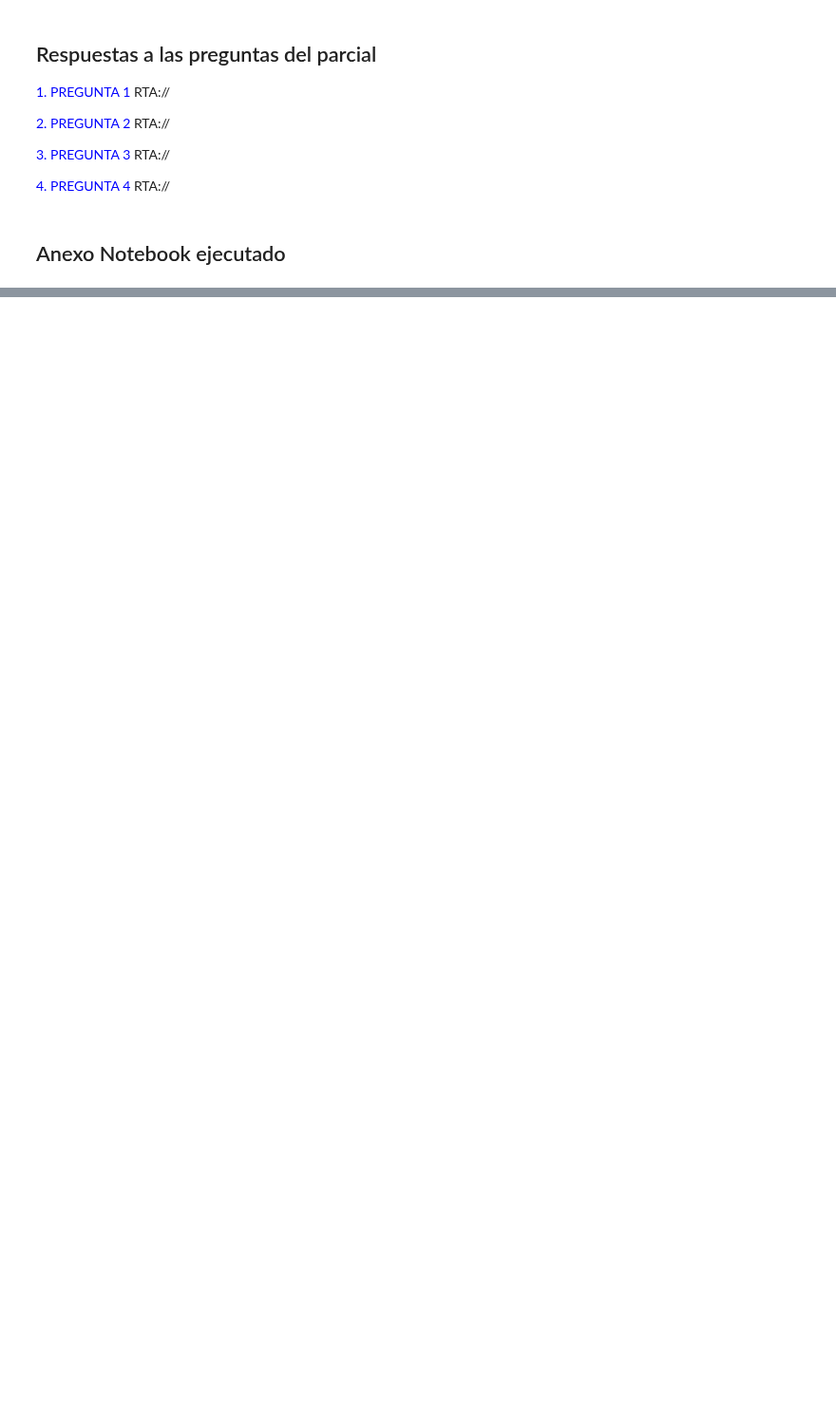
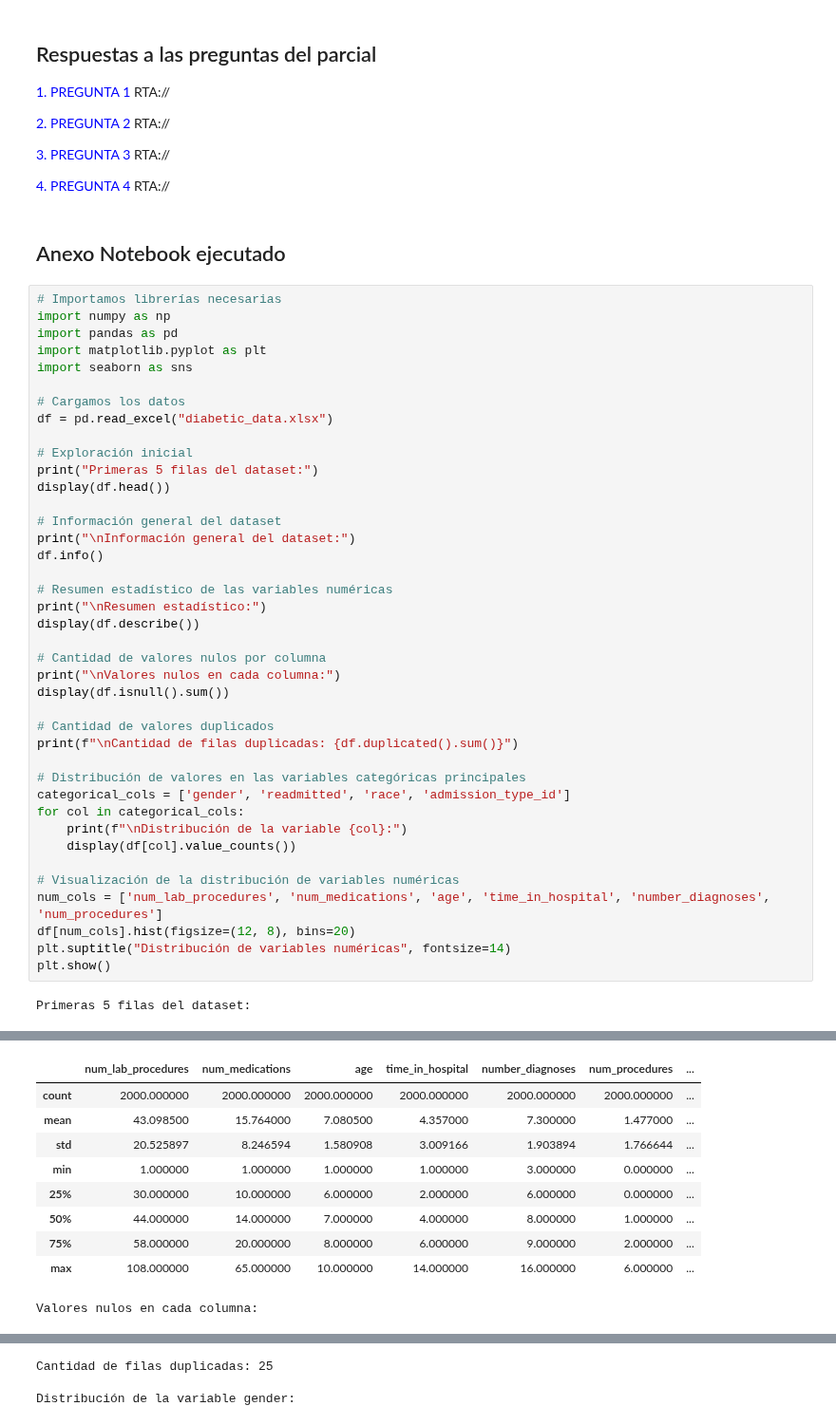
Before and after one commit to MarianaOrtegaRam/SimulacroBI, a Jupyter notebook: Plantilla-Parcial1.ipynb, the cells around one changed output, grey strips where cells are left out. Shown at 95% size. Drawn from its saved outputs; the diff is of its cells as text; blank space fills up the shorter version.

```diff
--- a/Plantilla-Parcial1.ipynb
+++ b/Plantilla-Parcial1.ipynb
@@ -20,3 +20,45 @@ RTA://
 RTA://
 # %% [markdown]
 ## Anexo Notebook ejecutado
+# %%
+# Importamos librerías necesarias
+import numpy as np
+import pandas as pd
+import matplotlib.pyplot as plt
+import seaborn as sns
+
+# Cargamos los datos
+df = pd.read_excel("diabetic_data.xlsx")
+
+# Exploración inicial
+print("Primeras 5 filas del dataset:")
+display(df.head())
+
+# Información general del dataset
+print("\nInformación general del dataset:")
+df.info()
+
+# Resumen estadístico de las variables numéricas
+print("\nResumen estadístico:")
+display(df.describe())
+
+# Cantidad de valores nulos por columna
+print("\nValores nulos en cada columna:")
+display(df.isnull().sum())
+
+# Cantidad de valores duplicados
+print(f"\nCantidad de filas duplicadas: {df.duplicated().sum()}")
+
+# Distribución de valores en las variables categóricas principales
+categorical_cols = ['gender', 'readmitted', 'race', 'admission_type_id']
+for col in categorical_cols:
+    print(f"\nDistribución de la variable {col}:")
+    display(df[col].value_counts())
+
+# Visualización de la distribución de variables numéricas
+num_cols = ['num_lab_procedures', 'num_medications', 'age', 'time_in_hospital', 'number_diagnoses', 'num_procedures']
+df[num_cols].hist(figsize=(12, 8), bins=20)
+plt.suptitle("Distribución de variables numéricas", fontsize=14)
+plt.show()
+# %% [output]
+Primeras 5 filas del dataset:
@@ -22,0 +88,10 @@ RTA://
+|  | num_lab_procedures | num_medications | age | time_in_hospital | number_diagnoses | num_procedures | ... |
+| count | 2000.000000 | 2000.000000 | 2000.000000 | 2000.000000 | 2000.000000 | 2000.000000 | ... |
+| mean | 43.098500 | 15.764000 | 7.080500 | 4.357000 | 7.300000 | 1.477000 | ... |
+| std | 20.525897 | 8.246594 | 1.580908 | 3.009166 | 1.903894 | 1.766644 | ... |
+| min | 1.000000 | 1.000000 | 1.000000 | 1.000000 | 3.000000 | 0.000000 | ... |
+| 25% | 30.000000 | 10.000000 | 6.000000 | 2.000000 | 6.000000 | 0.000000 | ... |
+| 50% | 44.000000 | 14.000000 | 7.000000 | 4.000000 | 8.000000 | 1.000000 | ... |
+| 75% | 58.000000 | 20.000000 | 8.000000 | 6.000000 | 9.000000 | 2.000000 | ... |
+| max | 108.000000 | 65.000000 | 10.000000 | 14.000000 | 16.000000 | 6.000000 | ... |
+Valores nulos en cada columna:
@@ -22,0 +116,3 @@ RTA://
+Cantidad de filas duplicadas: 25
+
+Distribución de la variable gender:
```
Also changed, not shown: parts of 2 cells of this notebook, 4 other files.
